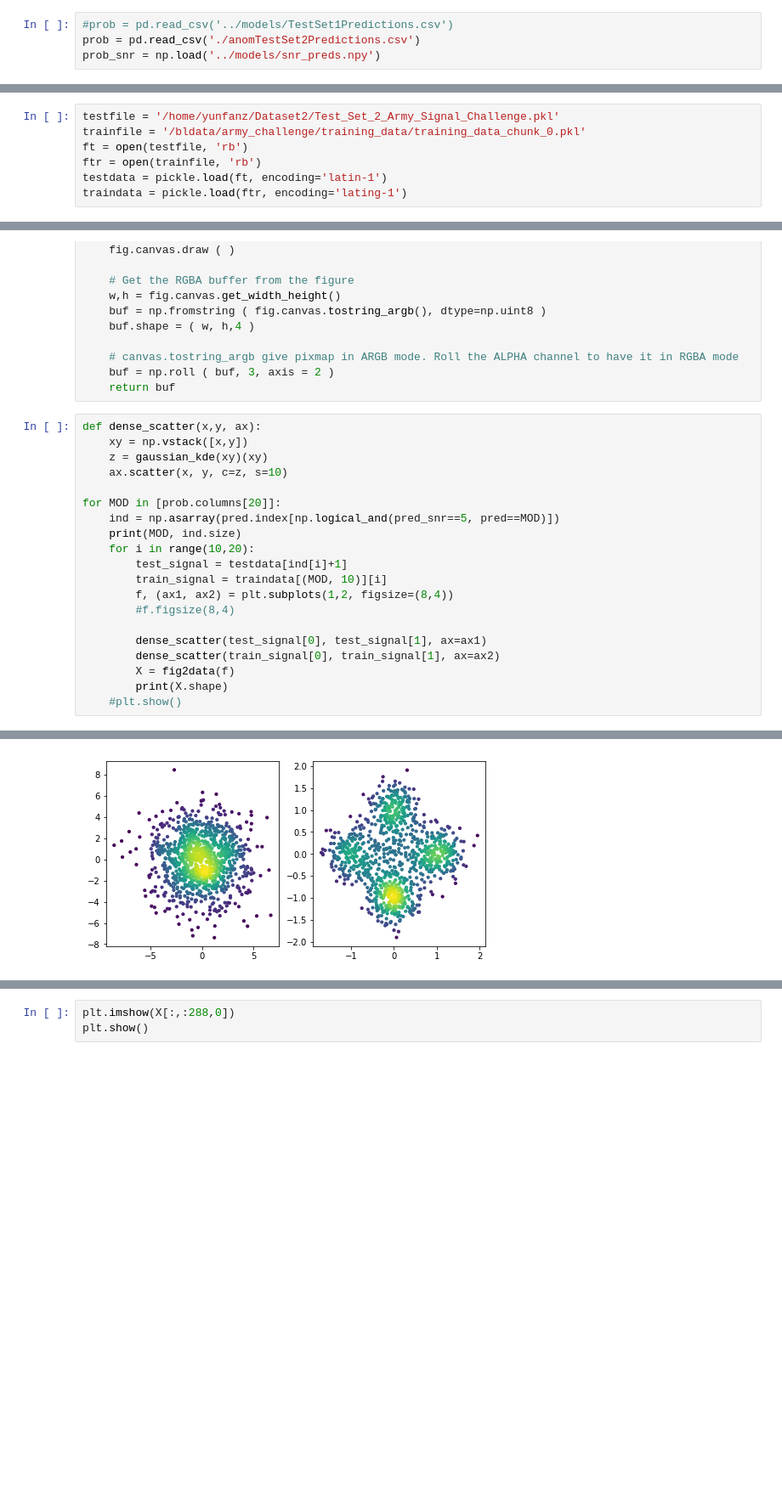
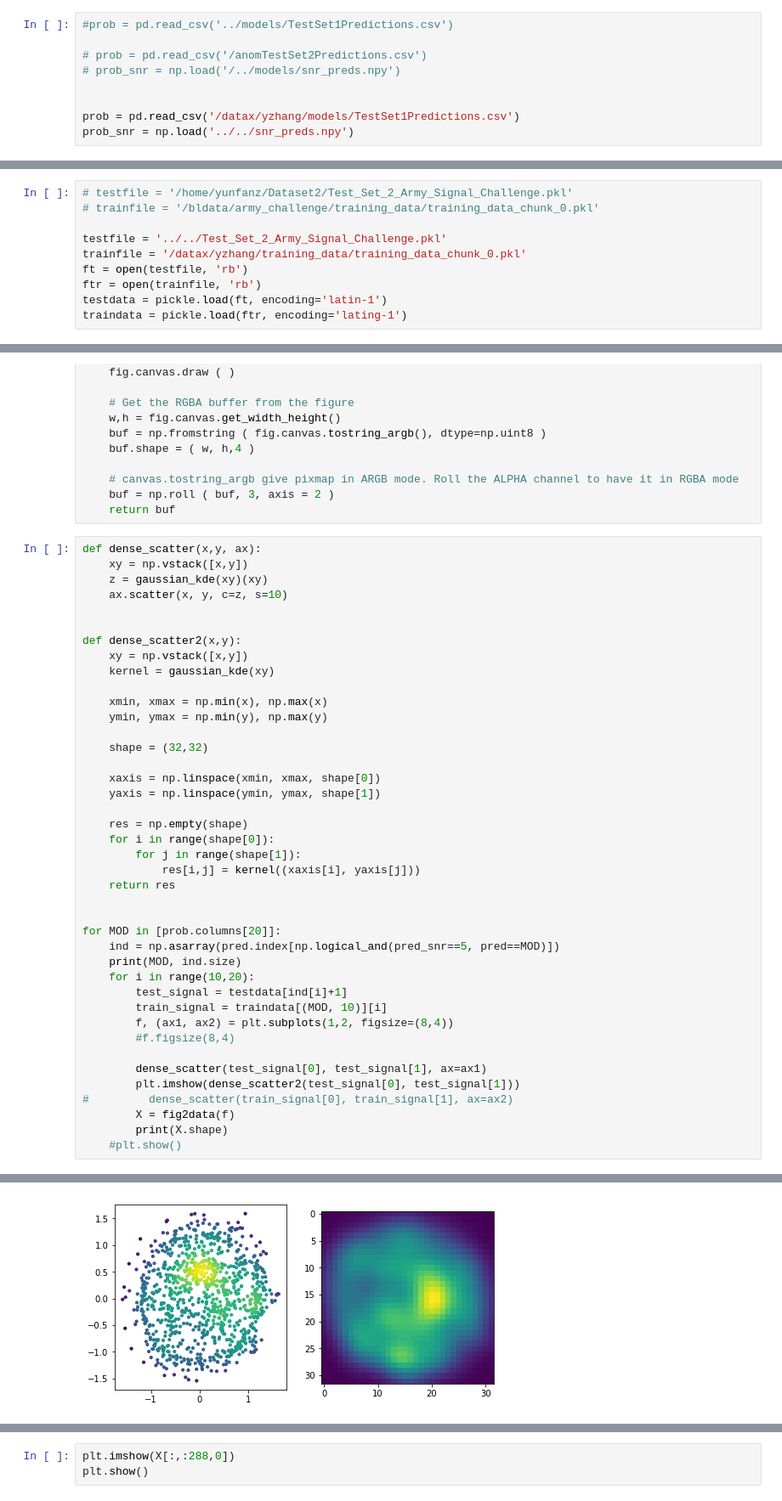
Before and after one commit to yunfanz/army_challenge, a Jupyter notebook: Code/SignalInspection.ipynb, the cells around one changed output, grey strips where cells are left out. Shown at 85% size. Saved outputs shown, nothing was run; the diff lists cells and outputs as text; blank space fills up the shorter version.

Commit message:
added dense_scatter2, only one channel so I might be missing the point but looks similar when plotted

```diff
--- a/Code/SignalInspection.ipynb
+++ b/Code/SignalInspection.ipynb
@@ -5,8 +5,13 @@ import pickle
 from scipy.stats import gaussian_kde
 # %%
 #prob = pd.read_csv('../models/TestSet1Predictions.csv')
-prob = pd.read_csv('./anomTestSet2Predictions.csv')
-prob_snr = np.load('../models/snr_preds.npy')
+
+# prob = pd.read_csv('/anomTestSet2Predictions.csv')
+# prob_snr = np.load('/../models/snr_preds.npy')
+
+
+prob = pd.read_csv('/datax/yzhang/models/TestSet1Predictions.csv')
+prob_snr = np.load('../../snr_preds.npy')
 # %%
 prob.columns
 # %% [output]
@@ -19,8 +24,11 @@ Index(['Index', '16PSK', '2FSK_5KHz', '2FSK_75KHz', '8PSK', 'AM_DSB', 'AM_SSB',
 pred_snr = np.argmax(prob_snr, axis=1)
 pred = prob[prob.columns[1:]].idxmax(axis=1)
 # %%
-testfile = '/home/yunfanz/Dataset2/Test_Set_2_Army_Signal_Challenge.pkl'
-trainfile = '/bldata/army_challenge/training_data/training_data_chunk_0.pkl'
+# testfile = '/home/yunfanz/Dataset2/Test_Set_2_Army_Signal_Challenge.pkl'
+# trainfile = '/bldata/army_challenge/training_data/training_data_chunk_0.pkl'
+
+testfile = '../../Test_Set_2_Army_Signal_Challenge.pkl'
+trainfile = '/datax/yzhang/training_data/training_data_chunk_0.pkl'
 ft = open(testfile, 'rb')
 ftr = open(trainfile, 'rb')
 testdata = pickle.load(ft, encoding='latin-1')
@@ -48,6 +56,26 @@ def dense_scatter(x,y, ax):
     xy = np.vstack([x,y])
     z = gaussian_kde(xy)(xy)
     ax.scatter(x, y, c=z, s=10)
+
+
+def dense_scatter2(x,y):
+    xy = np.vstack([x,y])
+    kernel = gaussian_kde(xy)
+
+    xmin, xmax = np.min(x), np.max(x)
+    ymin, ymax = np.min(y), np.max(y)
+
+    shape = (32,32)
+
+    xaxis = np.linspace(xmin, xmax, shape[0])
+    yaxis = np.linspace(ymin, ymax, shape[1])
+
+    res = np.empty(shape)
+    for i in range(shape[0]):
+        for j in range(shape[1]):
+            res[i,j] = kernel((xaxis[i], yaxis[j]))
+    return res
+
 
 for MOD in [prob.columns[20]]:
     ind = np.asarray(pred.index[np.logical_and(pred_snr==5, pred==MOD)])
@@ -59,7 +87,8 @@ for MOD in [prob.columns[20]]:
         #f.figsize(8,4)
 
         dense_scatter(test_signal[0], test_signal[1], ax=ax1)
-        dense_scatter(train_signal[0], train_signal[1], ax=ax2)
+        plt.imshow(dense_scatter2(test_signal[0], test_signal[1]))
+#         dense_scatter(train_signal[0], train_signal[1], ax=ax2)
         X = fig2data(f)
         print(X.shape)
     #plt.show()
@@ -68,11 +97,11 @@ PI4QPSK 122
 (576, 288, 4)
 (576, 288, 4)
 (576, 288, 4)
 (576, 288, 4)
 (576, 288, 4)
 (576, 288, 4)
 (576, 288, 4)
 (576, 288, 4)
 (576, 288, 4)
 (576, 288, 4)
-[figure, old version]
+[figure, new version]
```
Also changed, not shown: parts of 1 cell of this notebook.
